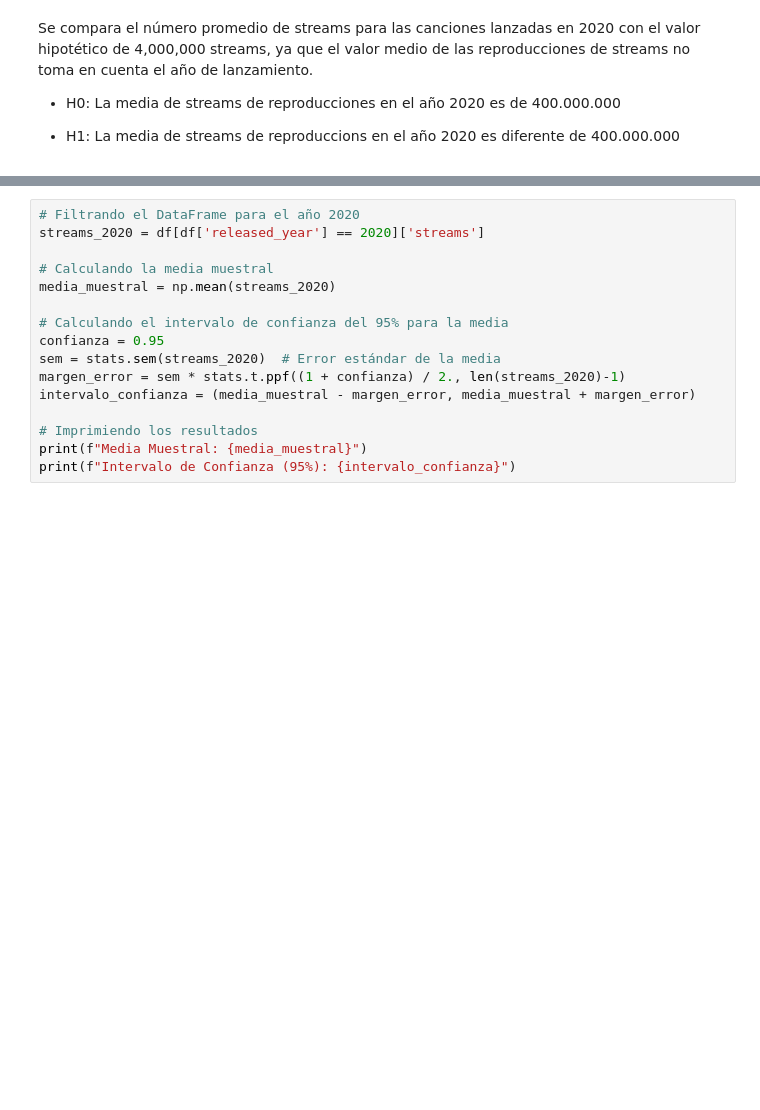
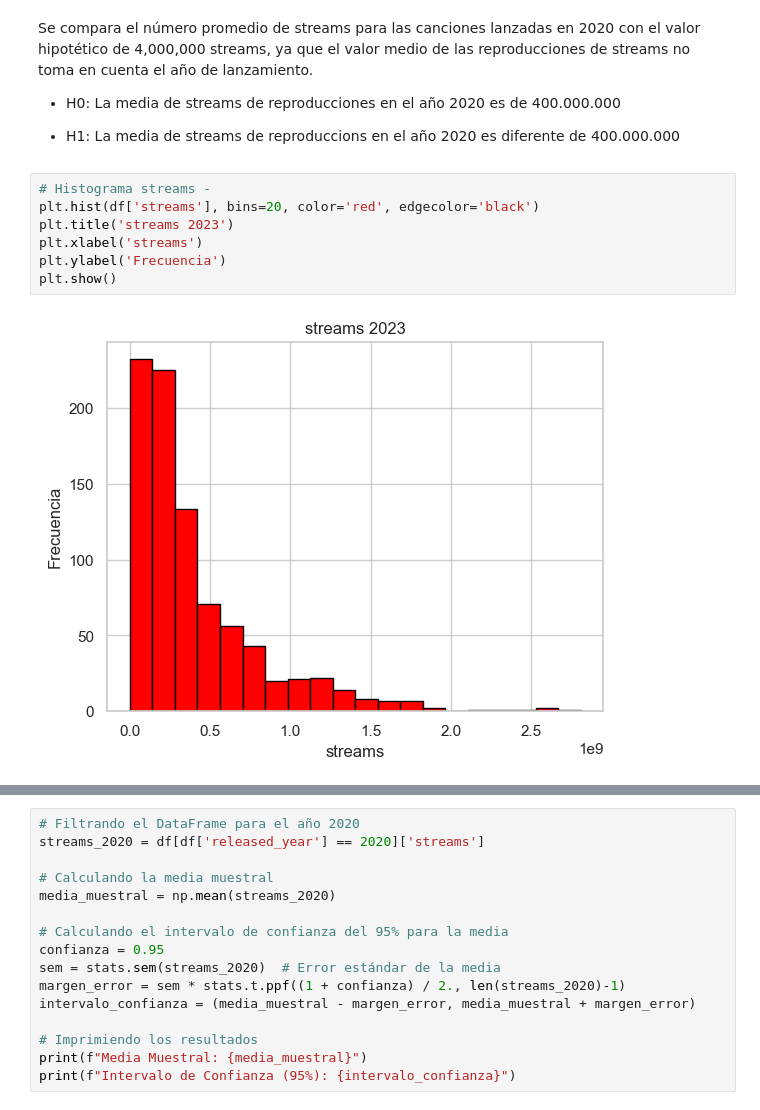
Before and after one commit to hugofmr/estadistica_edem, a Jupyter notebook: trabajo/Hugo.ipynb, the cells around one changed output, grey strips where cells are left out. Drawn from its saved outputs; the diff is of its cells as text; blank space fills up the shorter version.

```diff
--- a/trabajo/Hugo.ipynb
+++ b/trabajo/Hugo.ipynb
@@ -319,3 +319,12 @@ Se compara el número promedio de streams para las canciones lanzadas en 2020 co
 - H0: La media de streams de reproducciones en el año 2020 es de 400.000.000
 
 - H1: La media de streams de reproduccions en el año 2020 es diferente de 400.000.000
+# %%
+# Histograma streams -
+plt.hist(df['streams'], bins=20, color='red', edgecolor='black')
+plt.title('streams 2023')
+plt.xlabel('streams')
+plt.ylabel('Frecuencia')
+plt.show()
+# %% [output]
+[figure, added]
```
Also changed, not shown: parts of 7 cells of this notebook.
